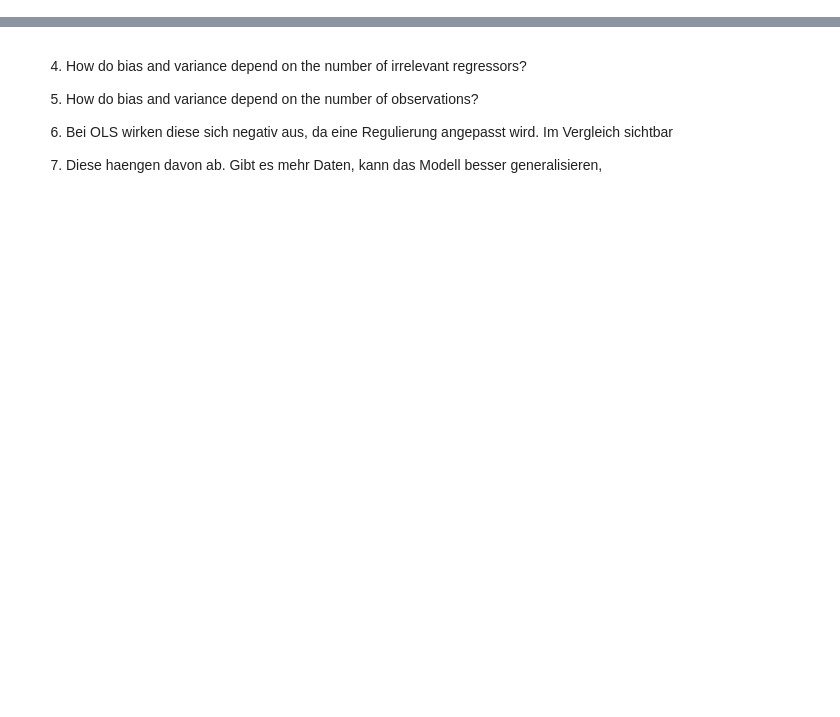
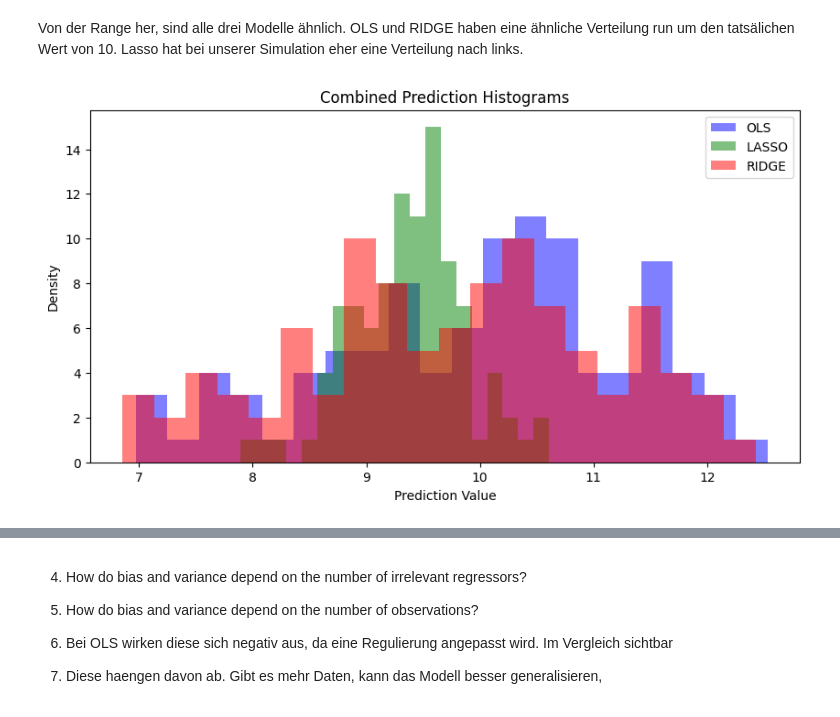
Before and after one commit to FinnReinders/Labs, a Jupyter notebook: Lab1.ipynb, the cells around one changed output, grey strips where cells are left out. Saved outputs shown, nothing was run; the diff lists cells and outputs as text; code cells hidden in the pictures; blank space fills up the shorter version.

```diff
--- a/Lab1.ipynb
+++ b/Lab1.ipynb
@@ -91,0 +93,16 @@ plt.show()
+# %% [markdown]
+Von der Range her, sind alle drei Modelle ähnlich. OLS und RIDGE haben eine ähnliche Verteilung run um den tatsälichen Wert von 10. Lasso hat bei unserer Simulation eher eine Verteilung nach links.
+# %%
+# Zweiter Plot: Zusammengefasste Darstellung der Verteilungen
+fig, ax = plt.subplots(figsize=(10, 5))
+ax.hist(OLS_p, bins=20, color='blue', alpha=0.5, label='OLS', density=False)
+ax.hist(LASSO_p, bins=20, color='green', alpha=0.5, label='LASSO', density=False)
+ax.hist(RIDGE_p, bins=20, color='red', alpha=0.5, label='RIDGE', density=False)
+ax.set_title('Combined Prediction Histograms')
+ax.set_xlabel('Prediction Value')
+ax.set_ylabel('Density')
+ax.legend()
+
+plt.show()
+# %% [output]
+[figure, added]
```
Also changed, not shown: parts of 19 cells of this notebook, 1 other file.
